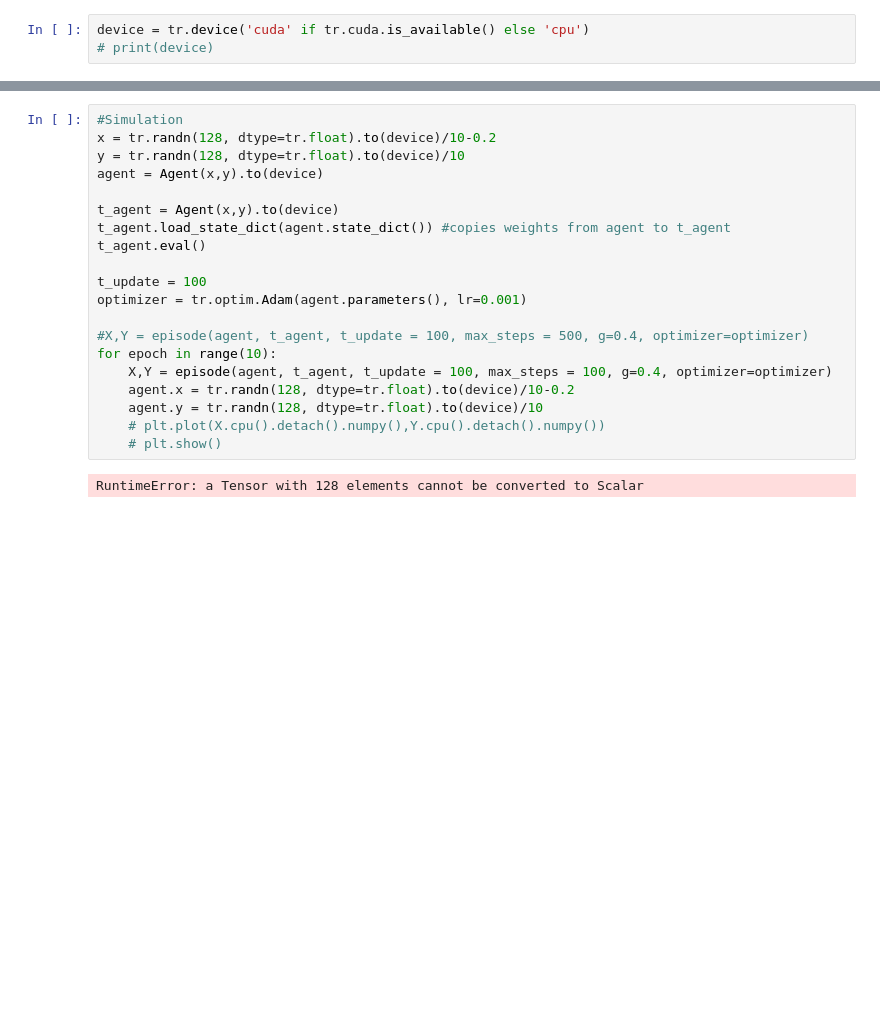
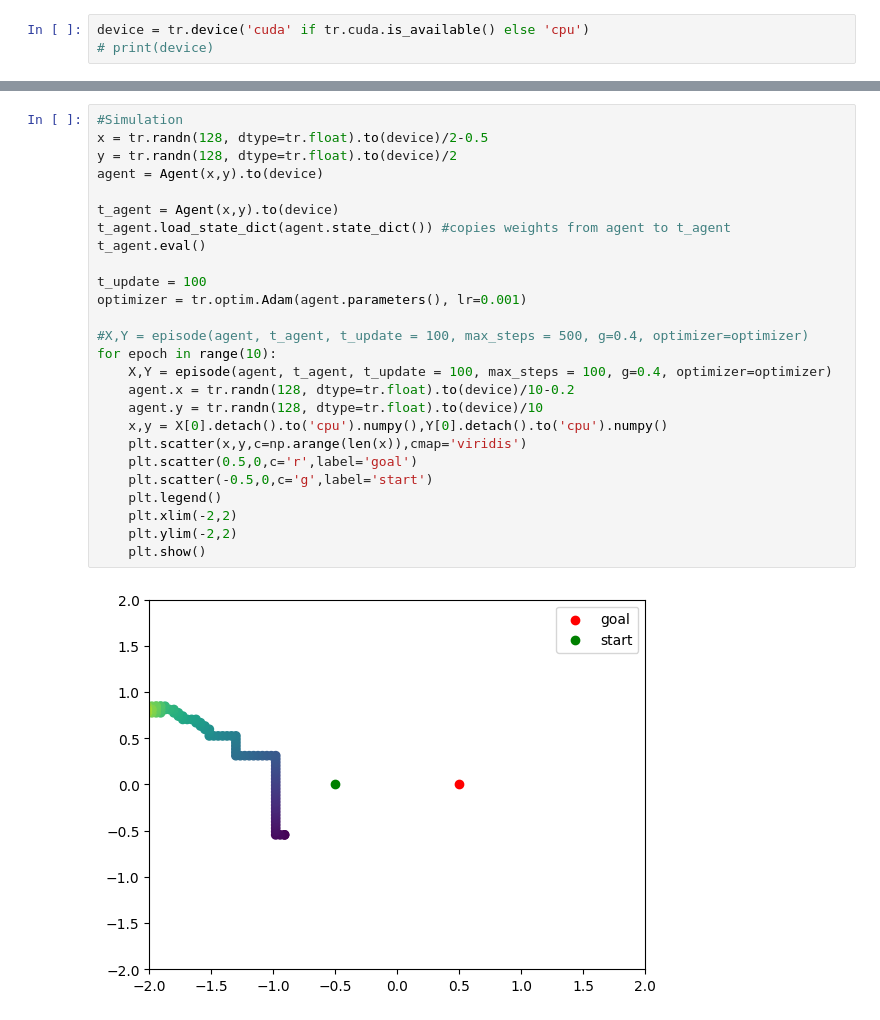
Before and after one commit to EvanderCorvus/AgentSimulation, a Jupyter notebook: main.ipynb, the cells around one changed output, grey strips where cells are left out. Saved outputs shown, nothing was run; the diff lists cells and outputs as text; blank space fills up the shorter version.

```diff
--- a/main.ipynb
+++ b/main.ipynb
@@ -109,23 +125,29 @@ def episode(agent,t_agent,t_update, max_steps,g,optimizer):
 # print(tr.round(agent.x,decimals = 1),tr.round(agent.y,decimals = 1))
 # %%
 #Simulation
-x = tr.randn(128, dtype=tr.float).to(device)/10-0.2
-y = tr.randn(128, dtype=tr.float).to(device)/10
+x = tr.randn(128, dtype=tr.float).to(device)/2-0.5
+y = tr.randn(128, dtype=tr.float).to(device)/2
 agent = Agent(x,y).to(device)
 
 t_agent = Agent(x,y).to(device)
 t_agent.load_state_dict(agent.state_dict()) #copies weights from agent to t_agent
 t_agent.eval()
 
 t_update = 100
 optimizer = tr.optim.Adam(agent.parameters(), lr=0.001)
 
 #X,Y = episode(agent, t_agent, t_update = 100, max_steps = 500, g=0.4, optimizer=optimizer)
 for epoch in range(10):
     X,Y = episode(agent, t_agent, t_update = 100, max_steps = 100, g=0.4, optimizer=optimizer)
     agent.x = tr.randn(128, dtype=tr.float).to(device)/10-0.2
     agent.y = tr.randn(128, dtype=tr.float).to(device)/10
-    # plt.plot(X.cpu().detach().numpy(),Y.cpu().detach().numpy())
-    # plt.show()
+    x,y = X[0].detach().to('cpu').numpy(),Y[0].detach().to('cpu').numpy()
+    plt.scatter(x,y,c=np.arange(len(x)),cmap='viridis')
+    plt.scatter(0.5,0,c='r',label='goal')
+    plt.scatter(-0.5,0,c='g',label='start')
+    plt.legend()
+    plt.xlim(-2,2)
+    plt.ylim(-2,2)
+    plt.show()
 # %% [output]
-RuntimeError: a Tensor with 128 elements cannot be converted to Scalar
+[figure, added]
```
Also changed, not shown: parts of 5 cells of this notebook.
